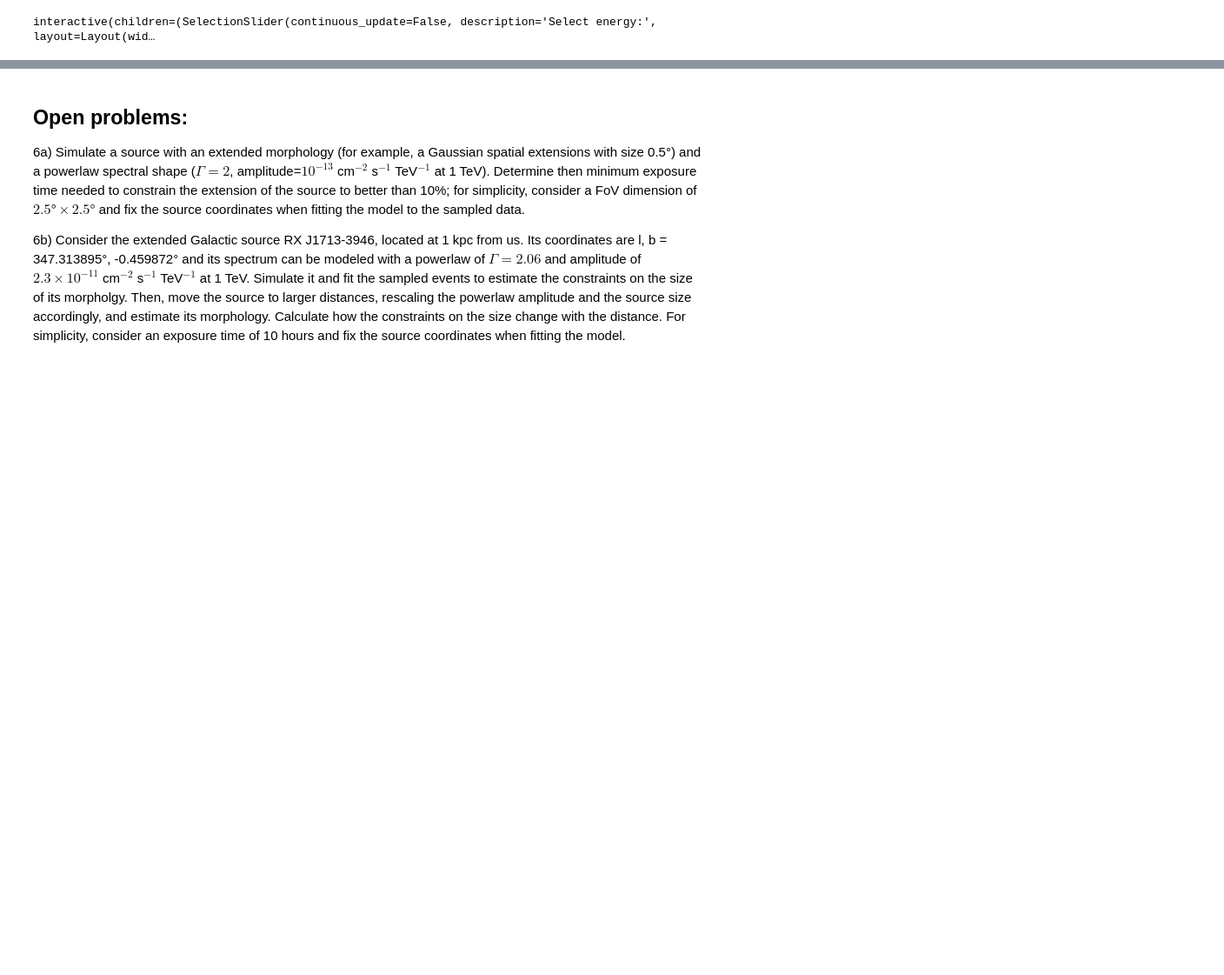
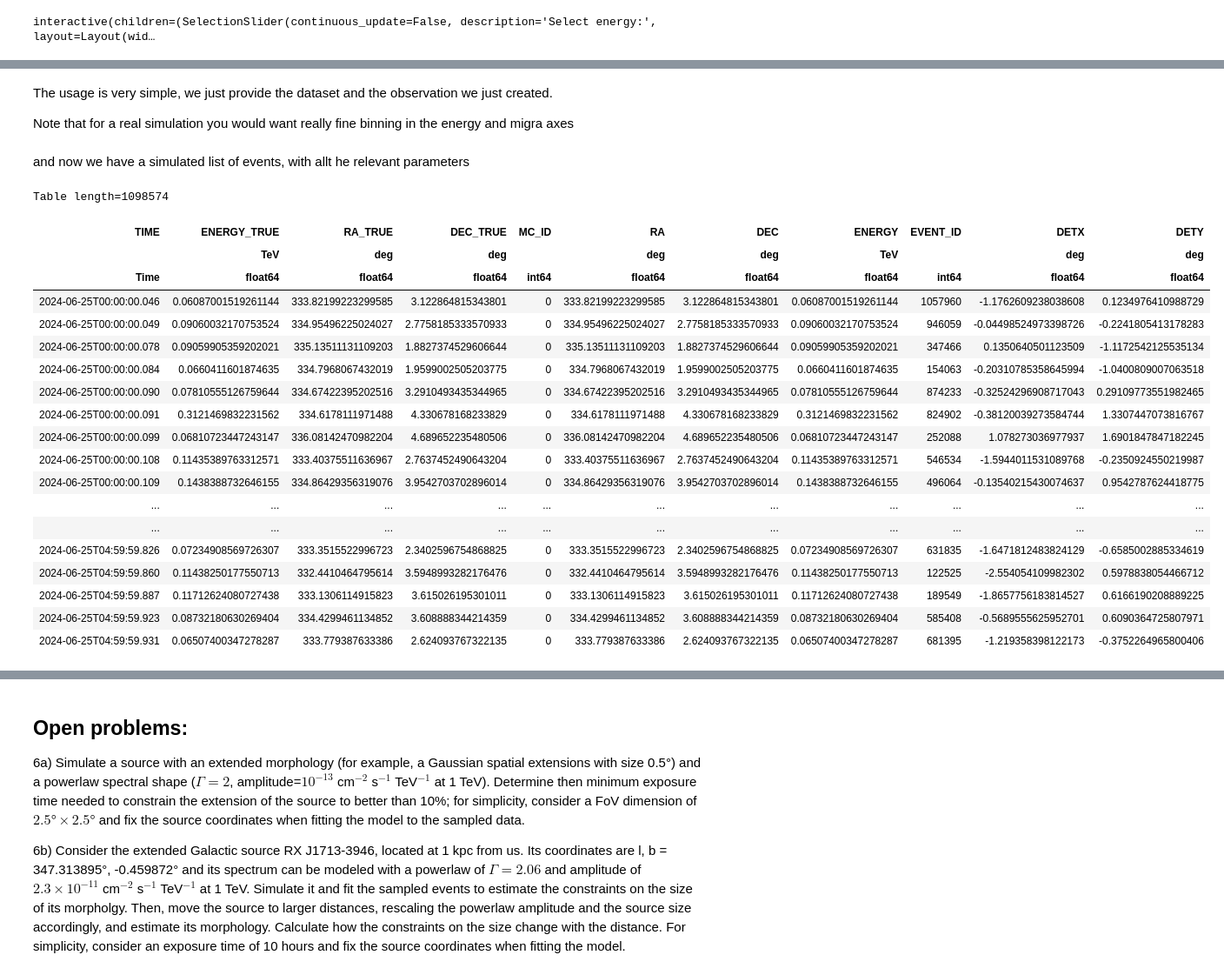
Before and after one commit to Astro-Kirsty/CADS_2026, a Jupyter notebook: Beginners_handson/6.Simulations/6. Simulations.ipynb, the cells around one changed output, grey strips where cells are left out. Shown at 87% size. Drawn from its saved outputs; the diff is of its cells as text; code cells hidden in the pictures; blank space fills up the shorter version.

```diff
--- a/Beginners_handson/6.Simulations/6. Simulations.ipynb
+++ b/Beginners_handson/6.Simulations/6. Simulations.ipynb
@@ -232,0 +243,4 @@ interactive(children=(SelectionSlider(continuous_update=False, description='Sele
+# %% [markdown]
+The usage is very simple, we just provide the dataset and the observation we just created.
+
+Note that for a real simulation you would want really fine binning in the energy and migra axes
@@ -232,0 +250,25 @@ interactive(children=(SelectionSlider(continuous_update=False, description='Sele
+# %% [markdown]
+and now we have a simulated list of events, with allt he relevant parameters
+# %%
+events.table
+# %% [output]
+Table length=1098574
+| TIME | ENERGY_TRUE | RA_TRUE | DEC_TRUE | MC_ID | RA | DEC | ENERGY | EVENT_ID | DETX | DETY |
+|  | TeV | deg | deg |  | deg | deg | TeV |  | deg | deg |
+| Time | float64 | float64 | float64 | int64 | float64 | float64 | float64 | int64 | float64 | float64 |
+| 2024-06-25T00:00:00.046 | 0.06087001519261144 | 333.82199223299585 | 3.122864815343801 | 0 | 333.82199223299585 | 3.122864815343801 | 0.06087001519261144 | 1057960 | -1.1762609238038608 | 0.1234976410988729 |
+| 2024-06-25T00:00:00.049 | 0.09060032170753524 | 334.95496225024027 | 2.7758185333570933 | 0 | 334.95496225024027 | 2.7758185333570933 | 0.09060032170753524 | 946059 | -0.04498524973398726 | -0.2241805413178283 |
+| 2024-06-25T00:00:00.078 | 0.09059905359202021 | 335.13511131109203 | 1.8827374529606644 | 0 | 335.13511131109203 | 1.8827374529606644 | 0.09059905359202021 | 347466 | 0.1350640501123509 | -1.1172542125535134 |
+| 2024-06-25T00:00:00.084 | 0.0660411601874635 | 334.7968067432019 | 1.9599002505203775 | 0 | 334.7968067432019 | 1.9599002505203775 | 0.0660411601874635 | 154063 | -0.20310785358645994 | -1.0400809007063518 |
+| 2024-06-25T00:00:00.090 | 0.07810555126759644 | 334.67422395202516 | 3.2910493435344965 | 0 | 334.67422395202516 | 3.2910493435344965 | 0.07810555126759644 | 874233 | -0.32524296908717043 | 0.29109773551982465 |
+| 2024-06-25T00:00:00.091 | 0.3121469832231562 | 334.6178111971488 | 4.330678168233829 | 0 | 334.6178111971488 | 4.330678168233829 | 0.3121469832231562 | 824902 | -0.38120039273584744 | 1.3307447073816767 |
+| 2024-06-25T00:00:00.099 | 0.06810723447243147 | 336.08142470982204 | 4.689652235480506 | 0 | 336.08142470982204 | 4.689652235480506 | 0.06810723447243147 | 252088 | 1.078273036977937 | 1.6901847847182245 |
+| 2024-06-25T00:00:00.108 | 0.11435389763312571 | 333.40375511636967 | 2.7637452490643204 | 0 | 333.40375511636967 | 2.7637452490643204 | 0.11435389763312571 | 546534 | -1.5944011531089768 | -0.2350924550219987 |
+| 2024-06-25T00:00:00.109 | 0.1438388732646155 | 334.86429356319076 | 3.9542703702896014 | 0 | 334.86429356319076 | 3.9542703702896014 | 0.1438388732646155 | 496064 | -0.13540215430074637 | 0.9542787624418775 |
+| ... | ... | ... | ... | ... | ... | ... | ... | ... | ... | ... |
+| ... | ... | ... | ... | ... | ... | ... | ... | ... | ... | ... |
+| 2024-06-25T04:59:59.826 | 0.07234908569726307 | 333.3515522996723 | 2.3402596754868825 | 0 | 333.3515522996723 | 2.3402596754868825 | 0.07234908569726307 | 631835 | -1.6471812483824129 | -0.6585002885334619 |
+| 2024-06-25T04:59:59.860 | 0.11438250177550713 | 332.4410464795614 | 3.5948993282176476 | 0 | 332.4410464795614 | 3.5948993282176476 | 0.11438250177550713 | 122525 | -2.554054109982302 | 0.5978838054466712 |
+| 2024-06-25T04:59:59.887 | 0.11712624080727438 | 333.1306114915823 | 3.615026195301011 | 0 | 333.1306114915823 | 3.615026195301011 | 0.11712624080727438 | 189549 | -1.8657756183814527 | 0.6166190208889225 |
+| 2024-06-25T04:59:59.923 | 0.08732180630269404 | 334.4299461134852 | 3.608888344214359 | 0 | 334.4299461134852 | 3.608888344214359 | 0.08732180630269404 | 585408 | -0.5689555625952701 | 0.6090364725807971 |
+| 2024-06-25T04:59:59.931 | 0.06507400347278287 | 333.779387633386 | 2.624093767322135 | 0 | 333.779387633386 | 2.624093767322135 | 0.06507400347278287 | 681395 | -1.219358398122173 | -0.3752264965800406 |
```
Also changed, not shown: parts of 10 cells of this notebook.
